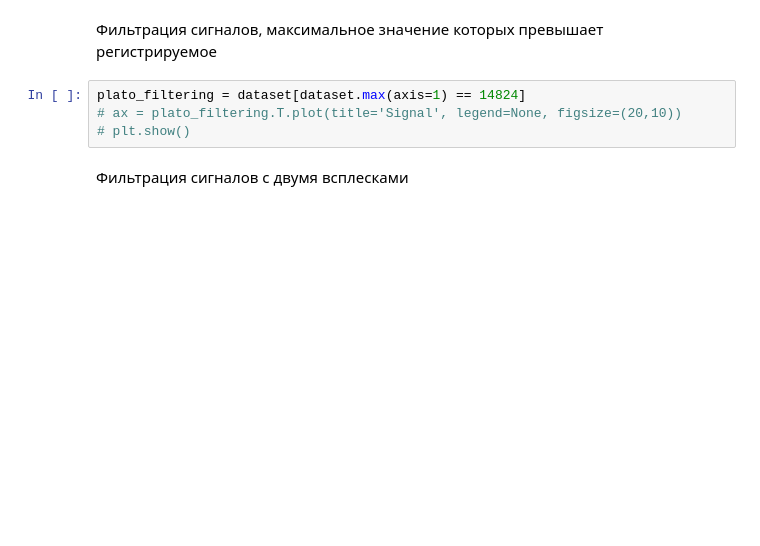
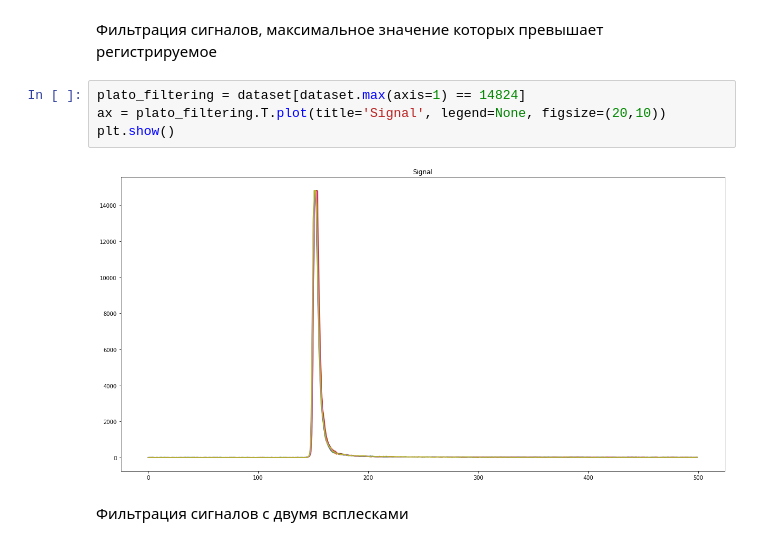
Before and after one commit to Kealfeyne/Samsung_Bootcamp_Classic_ML, a Jupyter notebook: final_clustering.ipynb, the cells around one changed output. Saved outputs shown, nothing was run; the diff lists cells and outputs as text; blank space fills up the shorter version.

```diff
--- a/final_clustering.ipynb
+++ b/final_clustering.ipynb
@@ -89,8 +99,10 @@ new_dataset.describe()
 Фильтрация сигналов, максимальное значение которых превышает регистрируемое
 # %%
 plato_filtering = dataset[dataset.max(axis=1) == 14824]
-# ax = plato_filtering.T.plot(title='Signal', legend=None, figsize=(20,10))
-# plt.show()
+ax = plato_filtering.T.plot(title='Signal', legend=None, figsize=(20,10))
+plt.show()
+# %% [output]
+[figure, added]
 # %% [markdown]
 Фильтрация сигналов с двумя всплесками
 # %%
```
Also changed, not shown: parts of 36 cells of this notebook.
